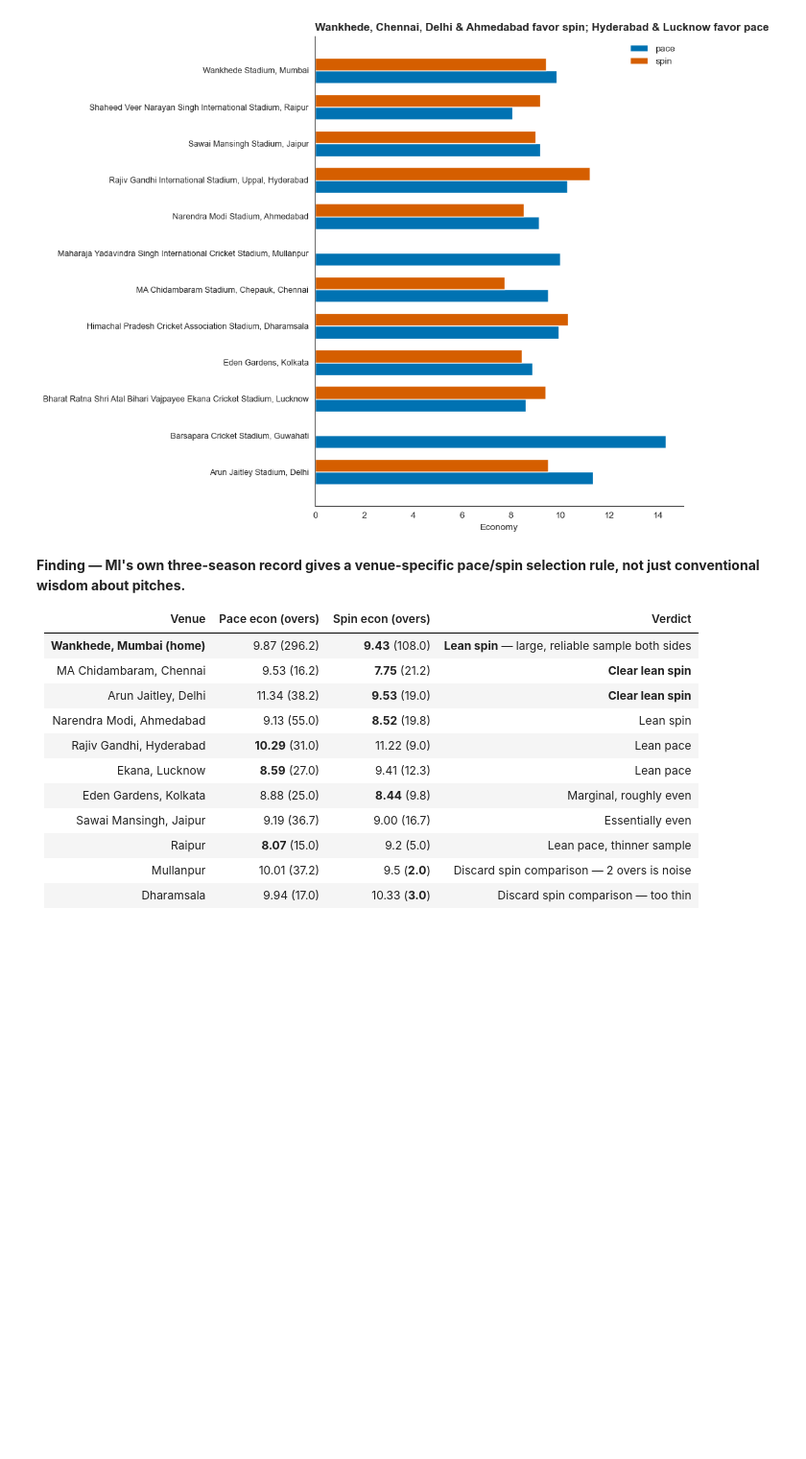
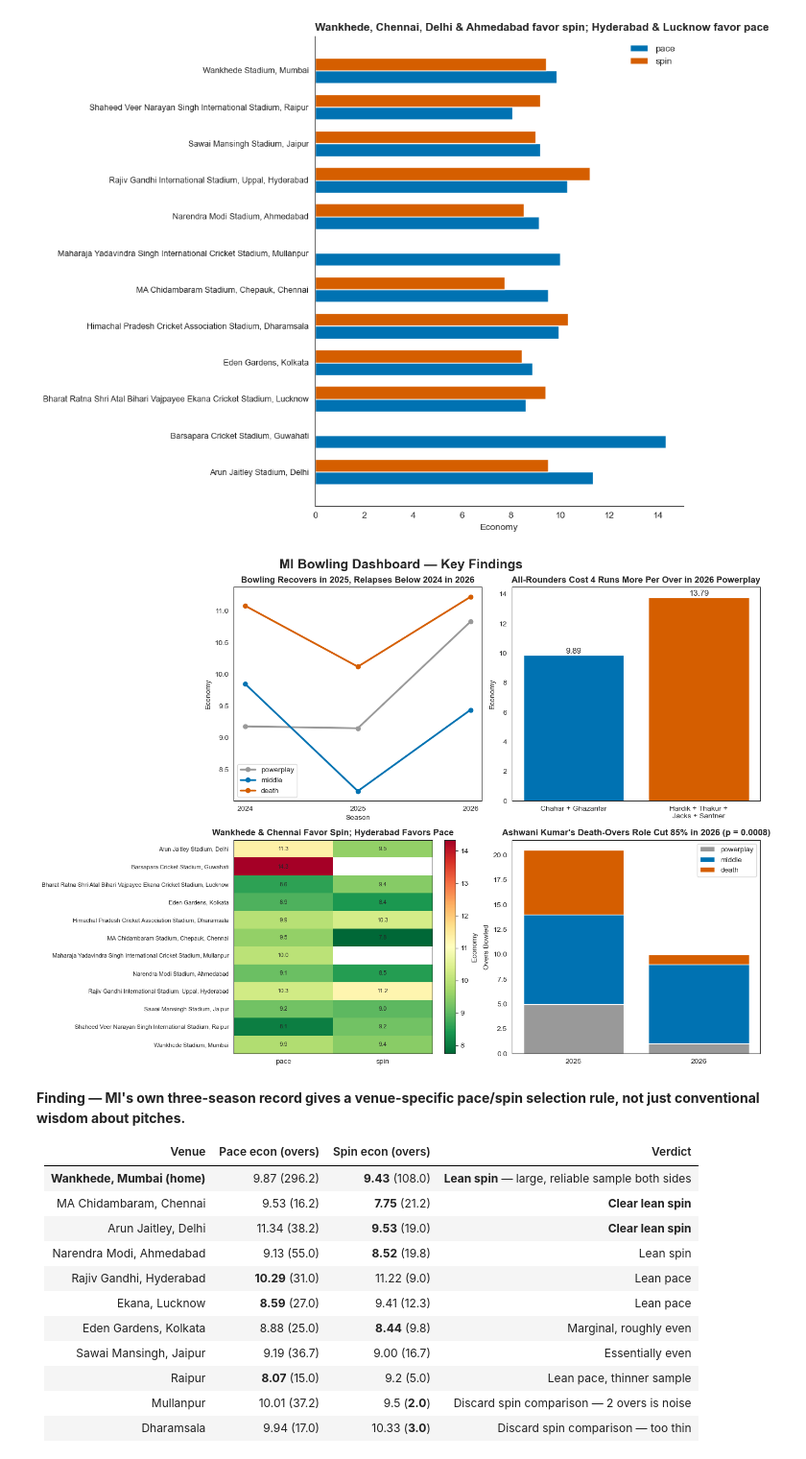
Before and after one commit to aarshdesai-ds/mi-2024-2026-case-study, a Jupyter notebook: notebooks/Bowling_Analysis.ipynb, the cells around one changed output. Shown at 96% size. Drawn from its saved outputs; the diff is of its cells as text; code cells hidden in the pictures; blank space fills up the shorter version.

```diff
--- a/notebooks/Bowling_Analysis.ipynb
+++ b/notebooks/Bowling_Analysis.ipynb
@@ -36,7 +36,7 @@ GREEN = "#009E73"     # bluish-green — for any chart needing a 3rd distinct hu
 
 Two source files: per-delivery ball-by-ball data, and per-match metadata (teams, dates, venue, result). The match metadata needs a `season` column derived from the match date before it can be filtered.
 # %%
-ball_data = pd.read_csv("data/Ball_By_Ball_Match_Data.csv")
+ball_data = pd.read_csv("../data/Ball_By_Ball_Match_Data.csv")
 ball_data.info()
 # %% [output]
 <class 'pandas.core.frame.DataFrame'>
@@ -57,7 +57,7 @@ Data columns (total 16 columns):
 dtypes: int64(8), object(8)
 memory usage: 36.1+ MB
 # %%
-match_data = pd.read_csv("data/Match_Info.csv")
+match_data = pd.read_csv("../data/Match_Info.csv")
 match_data.head(10)
 # %% [output]
 |  | match_number | team1 | team2 | match_date | toss_winner | toss_decision | result | eliminator | winner | ... |
@@ -848,6 +848,58 @@ plt.savefig("dashboard_data/chart7_venue_pace_spin.png", dpi=200, bbox_inches='t
 plt.show()
 # %% [output]
 [figure]
+# %%
+fig, axes = plt.subplots(2, 2, figsize=(14, 10))
+fig.suptitle("MI Bowling Dashboard — Key Findings", fontsize=18, fontweight='bold')
+
+# ── Top-left: recovery/relapse line chart ──
+ax = axes[0, 0]
+for phase, color in zip(['powerplay', 'middle', 'death'], [GRAY, BLUE, ACCENT]):
+    sub = bowling_split[bowling_split['phase'] == phase].sort_values('season')
+    ax.plot(sub['season'], sub['economy'], marker='o', linewidth=2.5, color=color, label=phase)
+ax.set_title("Bowling Recovers in 2025, Relapses Below 2024 in 2026", fontsize=12, fontweight='bold')
+ax.set_xlabel("Season"); ax.set_ylabel("Economy")
+ax.legend(); ax.set_xticks([2024, 2025, 2026])
+
+# ── Top-right: powerplay personnel-gap bar ──
+ax = axes[0, 1]
+groups = ['Chahar + Ghazanfar', 'Hardik + Thakur +\nJacks + Santner']
+values = [9.89, 13.79]
+bars = ax.bar(groups, values, color=[BLUE, ACCENT])
+ax.bar_label(bars, fmt='%.2f', fontsize=11)
+ax.set_title("All-Rounders Cost 4 Runs More Per Over in 2026 Powerplay", fontsize=12, fontweight='bold')
+ax.set_ylabel("Economy")
+
+# ── Bottom-left: venue pace/spin heatmap ──
+ax = axes[1, 0]
+pivot = venue_type_split[venue_type_split['overs_bowled'] >= 3].pivot(index='venue', columns='bowler_type', values='economy')
+im = ax.imshow(pivot.values, cmap='RdYlGn_r', aspect='auto')
+ax.set_xticks(range(len(pivot.columns))); ax.set_xticklabels(pivot.columns)
+ax.set_yticks(range(len(pivot.index))); ax.set_yticklabels(pivot.index, fontsize=8)
+for i in range(len(pivot.index)):
+    for j in range(len(pivot.columns)):
+        val = pivot.values[i, j]
+        if not pd.isna(val):
+            ax.text(j, i, f'{val:.1f}', ha='center', va='center', fontsize=8)
+ax.set_title("Wankhede & Chennai Favor Spin; Hyderabad Favors Pace", fontsize=12, fontweight='bold')
+plt.colorbar(im, ax=ax, label='Economy')
+
+# ── Bottom-right: Ashwani's workload shift, stacked bar ──
+ax = axes[1, 1]
+pivot2 = ashwani_all_phases.pivot(index='season', columns='phase', values='overs_bowled').fillna(0)
+bottom = [0] * len(pivot2)
+for phase, color in zip(['powerplay', 'middle', 'death'], [GRAY, BLUE, ACCENT]):
+    if phase in pivot2.columns:
+        ax.bar(pivot2.index.astype(str), pivot2[phase], bottom=bottom, color=color, label=phase)
+        bottom = [b + v for b, v in zip(bottom, pivot2[phase])]
+ax.set_title("Ashwani Kumar's Death-Overs Role Cut 85% in 2026 (p = 0.0008)", fontsize=12, fontweight='bold')
+ax.set_ylabel("Overs Bowled"); ax.legend()
+
+plt.tight_layout()
+plt.savefig("../dashboard_data/bowling_dashboard_2x2.png", dpi=200, bbox_inches='tight')
+plt.show()
+# %% [output]
+[figure, added]
 # %% [markdown]
 **Finding — MI's own three-season record gives a venue-specific pace/spin selection rule, not just conventional wisdom about pitches.**
 
```
Also changed, not shown: parts of 23 cells of this notebook, 1 other file.
